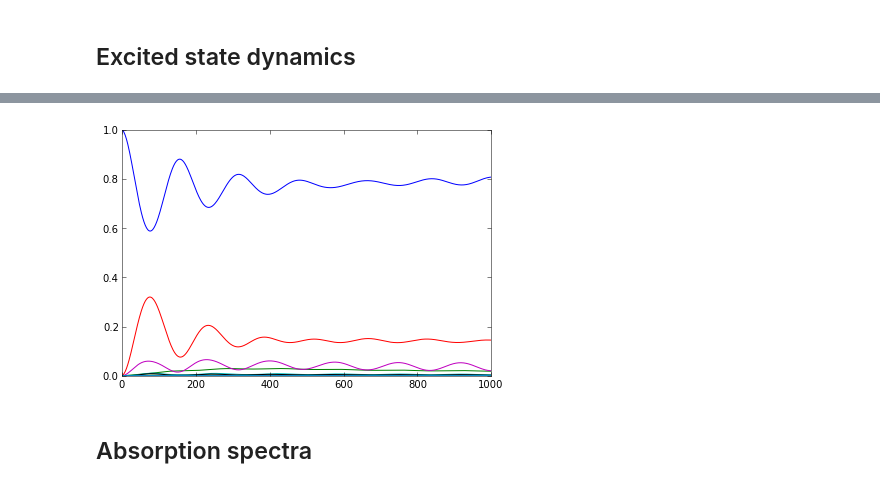
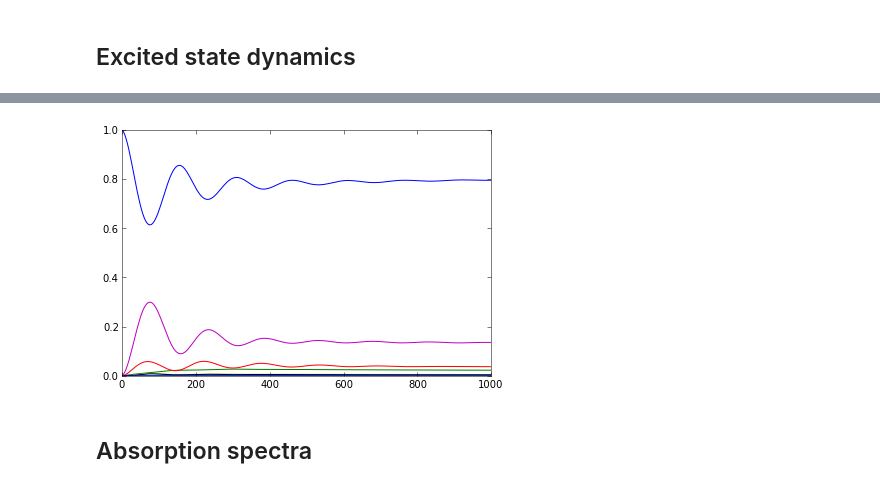
Before and after one commit to whaley-group-berkeley/qspectra, a Jupyter notebook: examples/Jonas dimer with dissipative dynamics.ipynb, the cells around one changed output, grey strips where cells are left out. Cells and saved outputs as stored; diff of their text form; code cells hidden in the pictures.

```diff
--- a/examples/Jonas dimer with dissipative dynamics.ipynb
+++ b/examples/Jonas dimer with dissipative dynamics.ipynb
@@ -3,19 +3,20 @@ import numpy as np
 from qspectra import *
 # %%
 H_electronic = np.array([[11500, 66], [66, 11650]])
-n_vibrational_levels = np.array([4, 4])
+n_vibrational_levels = np.array([2, 2])
 vib_energies = np.array([200, 200])
 elec_vib_couplings = -32 * np.eye(2)
-bath = DebyeBath(CM_K * 77, 35, 106)
-dipoles = [[1,0,0], [1,0,0]]
+bath = DebyeBath(CM_K * 77, 1.5 * 35, 106)
+dipoles = [[1,0,0], [0,1,0]]
 
 dimer_ham = VibronicHamiltonian(
     ElectronicHamiltonian(H_electronic, dipoles=dipoles, bath=bath),
     n_vibrational_levels, vib_energies, elec_vib_couplings)
-dimer = RedfieldModel(dimer_ham, hilbert_subspace='ge', unit_convert=CM_FS)
+dimer = RedfieldModel(dimer_ham, hilbert_subspace='gef', unit_convert=CM_FS,
+                      discard_imag_corr=True)
 # %% [markdown]
 ## Excited state dynamics
 # %%
 %%time
-t, rho = simulate_dynamics(dimer, unit_vec(0, 32 ** 2), 1000, 'ee')
+t, rho = simulate_dynamics(dimer, unit_vec(0, (2 * 2 ** 2) ** 2), 1000, 'ee')
 # %% [output]
@@ -24,7 +25,7 @@ Wall time: 11.6 s
 # %%
-plot(t, np.einsum('tii->ti', rho.reshape(-1, 32, 32)).real);
+plot(t, np.einsum('tii->ti', rho.reshape(-1, 8, 8)).real);
 # %% [output]
-[figure, old version]
+[figure, new version]
 # %% [markdown]
 ## Absorption spectra
 # %%
```
Also changed, not shown: parts of 11 cells of this notebook, 1 other file.
